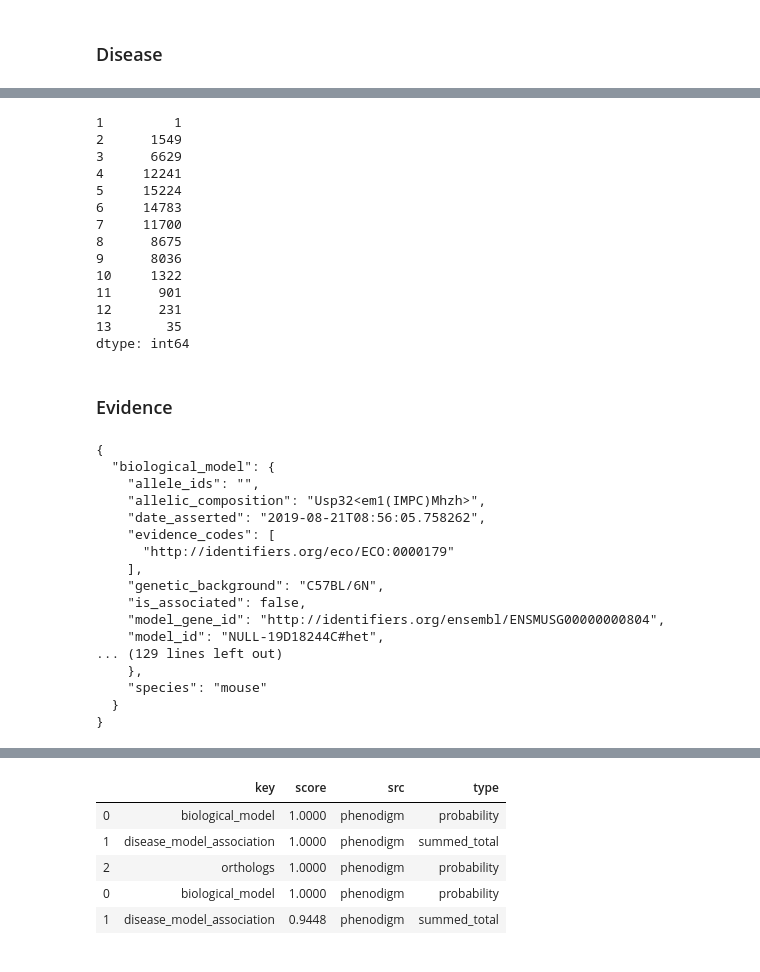
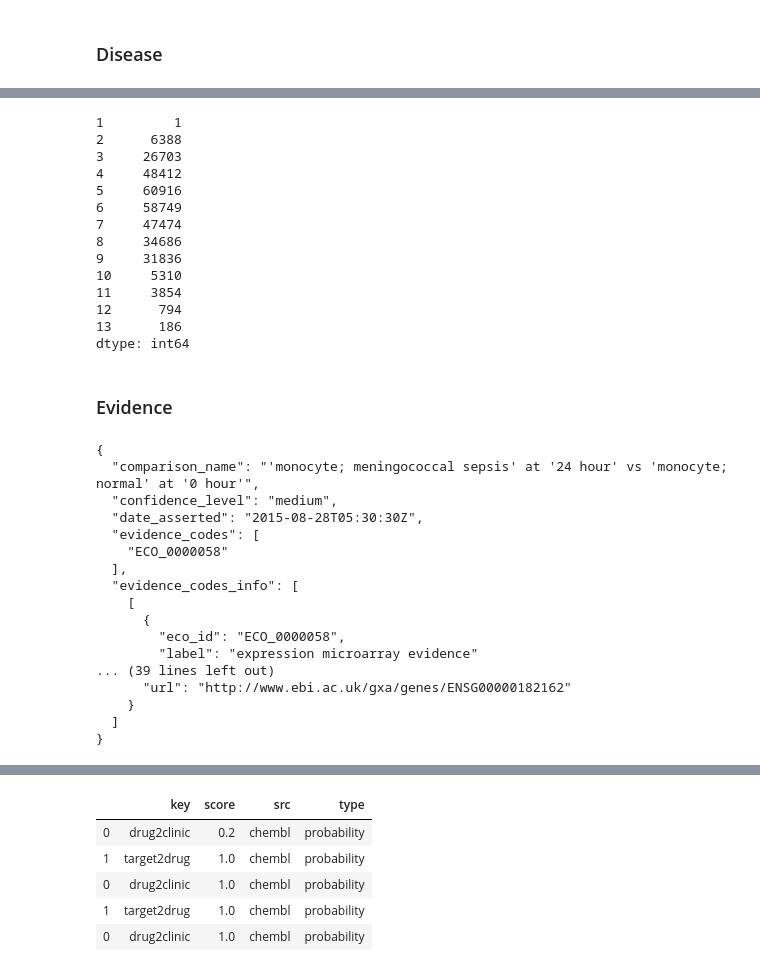
Before and after one commit to hammer/ot-ev, a Jupyter notebook: eda/data-pipeline/notebooks/evidence-eda.ipynb, the cells around one changed output, grey strips where cells are left out. Saved outputs shown, nothing was run; the diff lists cells and outputs as text; code cells hidden in the pictures.

```diff
--- a/eda/data-pipeline/notebooks/evidence-eda.ipynb
+++ b/eda/data-pipeline/notebooks/evidence-eda.ipynb
@@ -74,5 +98,5 @@ memory usage: 8.7+ MB
 # %%
-df = dd.from_pandas(df, npartitions=1)
+df = dd.from_pandas(df, npartitions=15)
 # %%
 df
 # %% [output]
@@ -172,18 +199,18 @@ def get_path_len(v):
 df['disease'].apply(get_path_len, meta=1).value_counts().compute().sort_index()
 # %% [output]
 1         1
-2      1549
-3      6629
-4     12241
-5     15224
-6     14783
-7     11700
-8      8675
-9      8036
-10     1322
-11      901
-12      231
-13       35
+2      6388
+3     26703
+4     48412
+5     60916
+6     58749
+7     47474
+8     34686
+9     31836
+10     5310
+11     3854
+12      794
+13      186
 dtype: int64
 # %% [markdown]
 ### Evidence
@@ -192,21 +219,21 @@ dtype: int64
 print(json.dumps(json.loads(df['evidence'].head(1).iloc[0]), indent=2))
 # %% [output]
 {
-  "biological_model": {
-    "allele_ids": "",
-    "allelic_composition": "Usp32<em1(IMPC)Mhzh>",
-    "date_asserted": "2019-08-21T08:56:05.758262",
-    "evidence_codes": [
-      "http://identifiers.org/eco/ECO:0000179"
-    ],
-    "genetic_background": "C57BL/6N",
-    "is_associated": false,
-    "model_gene_id": "http://identifiers.org/ensembl/ENSMUSG00000000804",
-    "model_id": "NULL-19D18244C#het",
-... (129 lines left out)
-    },
-    "species": "mouse"
-  }
+  "comparison_name": "'monocyte; meningococcal sepsis' at '24 hour' vs 'monocyte; normal' at '0 hour'",
+  "confidence_level": "medium",
+  "date_asserted": "2015-08-28T05:30:30Z",
+  "evidence_codes": [
+    "ECO_0000058"
+  ],
+  "evidence_codes_info": [
+    [
+      {
+        "eco_id": "ECO_0000058",
+        "label": "expression microarray evidence"
+... (39 lines left out)
+      "url": "http://www.ebi.ac.uk/gxa/genes/ENSG00000182162"
+    }
+  ]
 }
 # %%
 # Get unique sets of keys at top level of evidence object
@@ -229,30 +256,30 @@ dtype: int64
 # %%
 # Fetch resource scores (i.e. evidence string scores) by source and type
 # noting that there may be multiple for a single evidence record
 def get_resource_scores(r):
     src = r['sourceID']
-    ev = to_json(r['evidence'])
+    ev = from_json(r['evidence'])
     if ev is None:
         return pd.DataFrame({'src': [src]}).assign(key=None, score=None, type=None)
     df = []
     for k in ev.keys():
         if isinstance(ev[k], dict) and 'resource_score' in ev[k]:
             score = ev[k]['resource_score']
             df.append({'key': k, 'score': score['value'], 'type': score['type']})
     return pd.DataFrame(df).assign(src=src)
 
 def get_resource_scores_df(df):
     return pd.concat([get_resource_scores(r) for _, r in df.iterrows()], sort=True)
 
 res = df.map_partitions(get_resource_scores_df).compute()
 res.head()
 # %% [output]
 |  | key | score | src | type |
-| 0 | biological_model | 1.0000 | phenodigm | probability |
-| 1 | disease_model_association | 1.0000 | phenodigm | summed_total |
-| 2 | orthologs | 1.0000 | phenodigm | probability |
-| 0 | biological_model | 1.0000 | phenodigm | probability |
-| 1 | disease_model_association | 0.9448 | phenodigm | summed_total |
+| 0 | drug2clinic | 0.2 | chembl | probability |
+| 1 | target2drug | 1.0 | chembl | probability |
+| 0 | drug2clinic | 1.0 | chembl | probability |
+| 1 | target2drug | 1.0 | chembl | probability |
+| 0 | drug2clinic | 1.0 | chembl | probability |
 # %%
 res.groupby(['src', 'key', 'type']).size()
 # %% [output]
```
Also changed, not shown: parts of 13 cells of this notebook.
